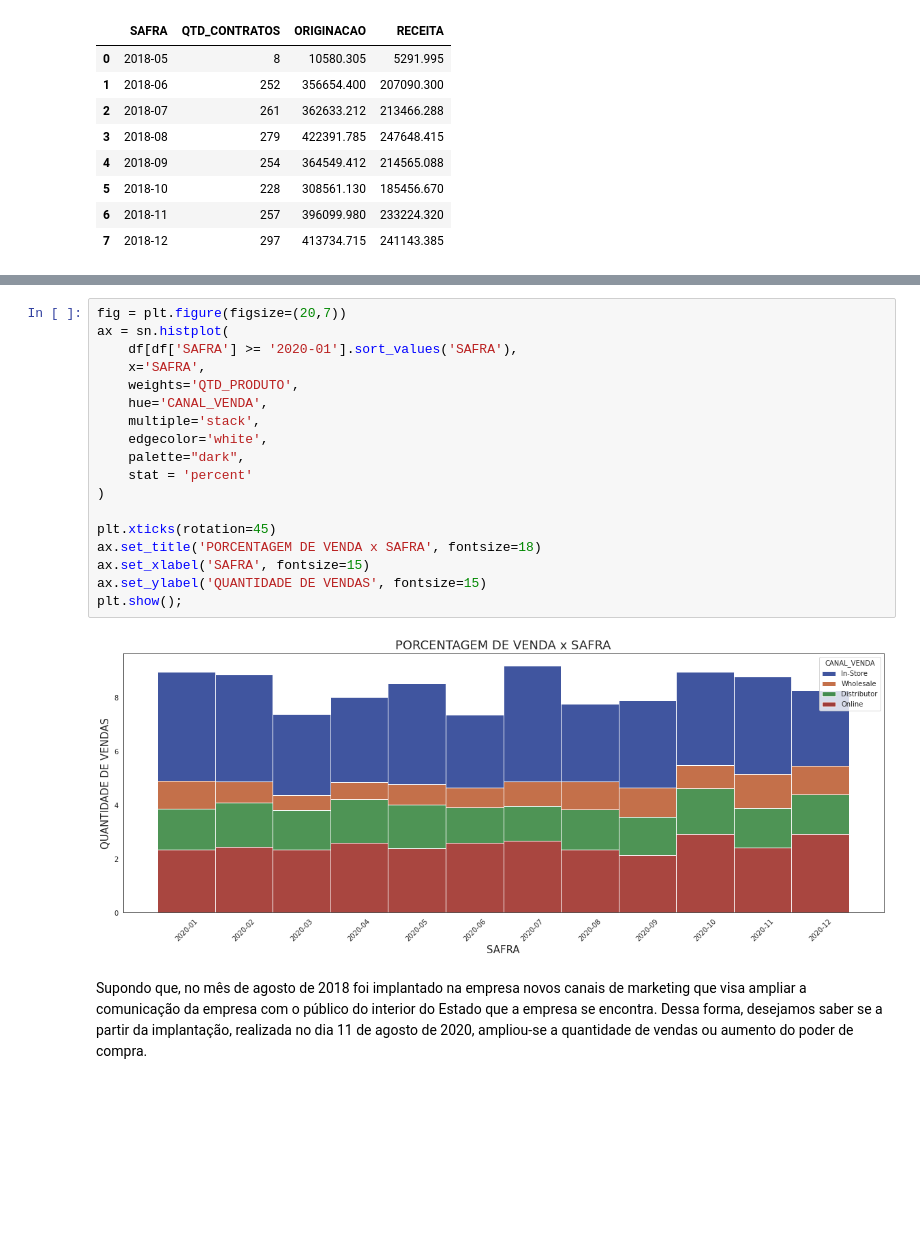
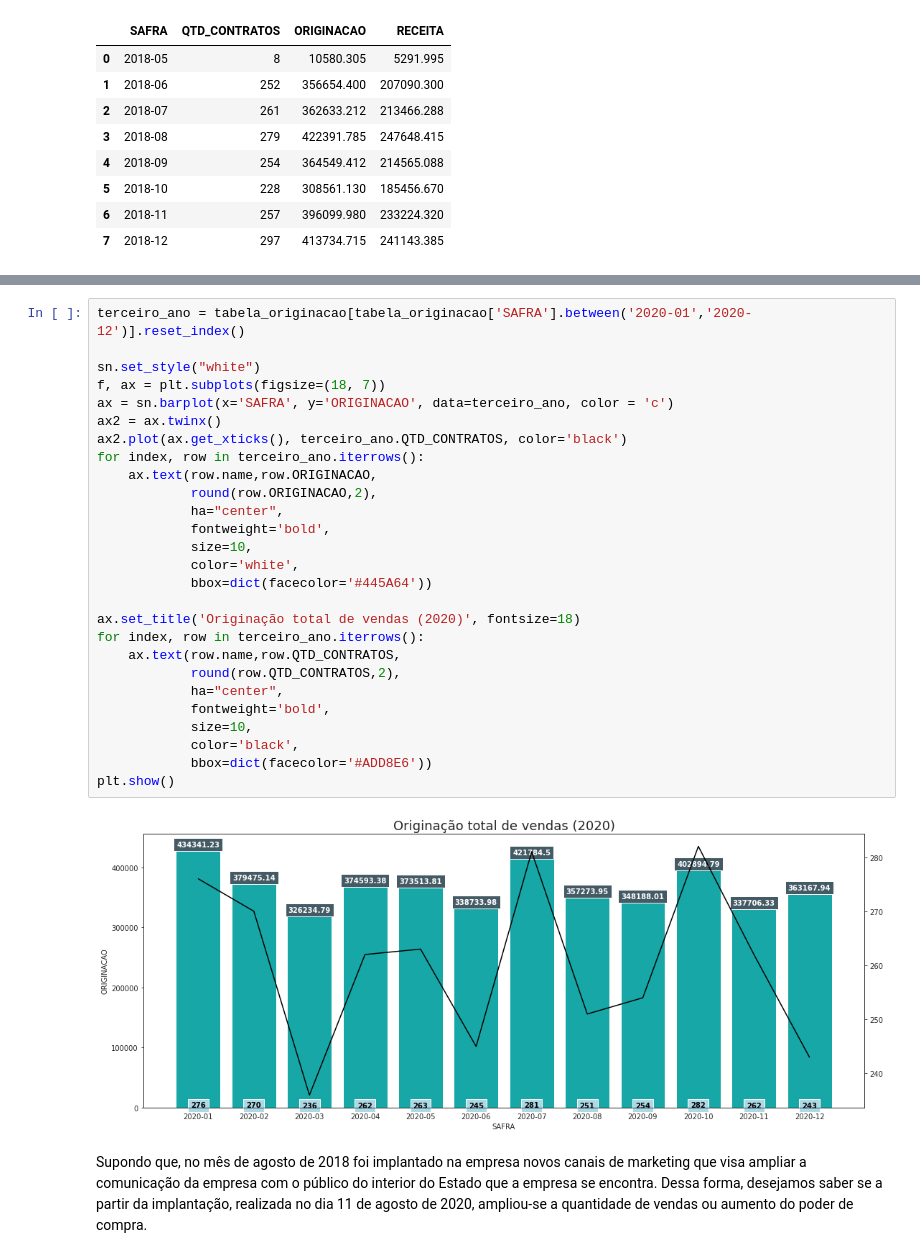
Before and after one commit to wander-asb/Vendas-varejo, a Jupyter notebook: Sales.ipynb, the cells around one changed output, grey strips where cells are left out. Saved outputs shown, nothing was run; the diff lists cells and outputs as text; blank space fills up the shorter version.

```diff
--- a/Sales.ipynb
+++ b/Sales.ipynb
@@ -203,23 +215,32 @@ plt.show()
-# %%
-fig = plt.figure(figsize=(20,7))
-ax = sn.histplot(
-    df[df['SAFRA'] >= '2020-01'].sort_values('SAFRA'),
-    x='SAFRA',
-    weights='QTD_PRODUTO',
-    hue='CANAL_VENDA',
-    multiple='stack',
-    edgecolor='white',
-    palette="dark",
-    stat = 'percent'
-)
-
-plt.xticks(rotation=45)
-ax.set_title('PORCENTAGEM DE VENDA x SAFRA', fontsize=18)
-ax.set_xlabel('SAFRA', fontsize=15)
-ax.set_ylabel('QUANTIDADE DE VENDAS', fontsize=15)
-plt.show();
-# %% [output]
-[figure, removed]
+# %%
+terceiro_ano = tabela_originacao[tabela_originacao['SAFRA'].between('2020-01','2020-12')].reset_index()
+
+sn.set_style("white")
+f, ax = plt.subplots(figsize=(18, 7))
+ax = sn.barplot(x='SAFRA', y='ORIGINACAO', data=terceiro_ano, color = 'c')
+ax2 = ax.twinx()
+ax2.plot(ax.get_xticks(), terceiro_ano.QTD_CONTRATOS, color='black')
+for index, row in terceiro_ano.iterrows():
+    ax.text(row.name,row.ORIGINACAO,
+            round(row.ORIGINACAO,2),
+            ha="center",
+            fontweight='bold',
+            size=10,
+            color='white',
+            bbox=dict(facecolor='#445A64'))
+
+ax.set_title('Originação total de vendas (2020)', fontsize=18)
+for index, row in terceiro_ano.iterrows():
+    ax.text(row.name,row.QTD_CONTRATOS,
+            round(row.QTD_CONTRATOS,2),
+            ha="center",
+            fontweight='bold',
+            size=10,
+            color='black',
+            bbox=dict(facecolor='#ADD8E6'))
+plt.show()
+# %% [output]
+[figure, added]
 # %% [markdown]
 Supondo que, no mês de agosto de 2018 foi implantado na empresa novos canais de marketing que visa ampliar a comunicação da empresa com o público do interior do Estado que a empresa se encontra. Dessa forma, desejamos saber se a partir da implantação, realizada no dia 11 de agosto de 2020, ampliou-se a quantidade de vendas ou aumento do poder de compra.
 # %%
```
Also changed, not shown: parts of 1 cell of this notebook.
